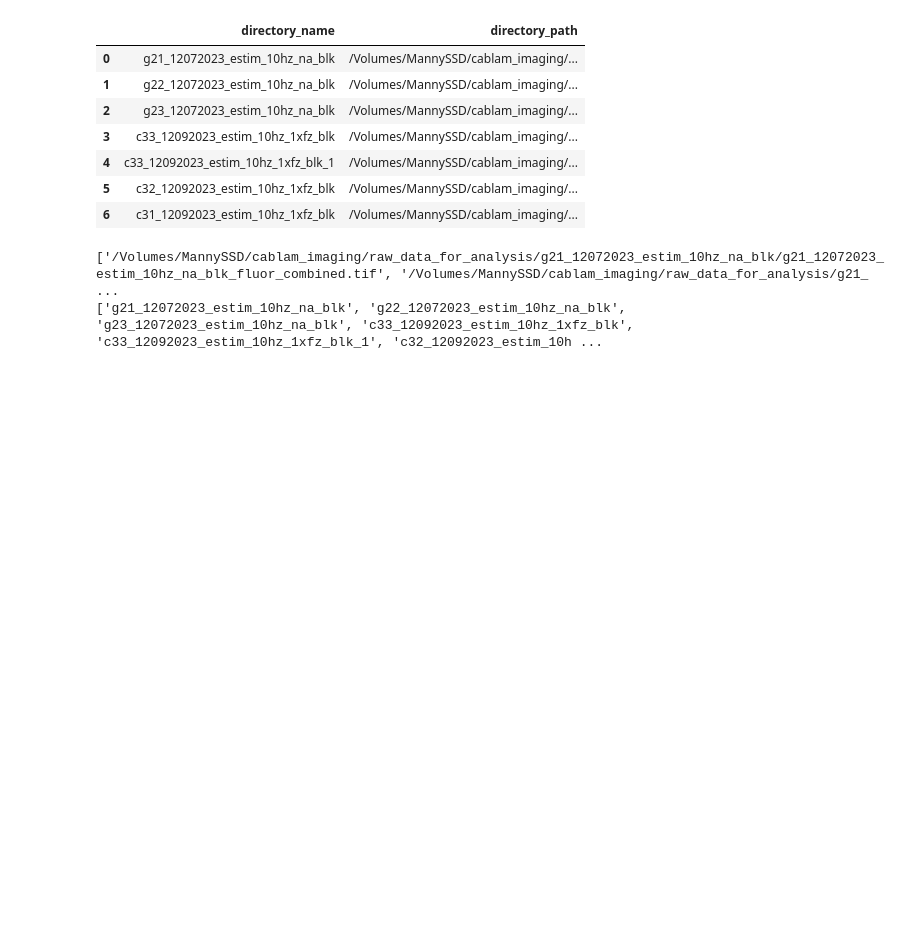
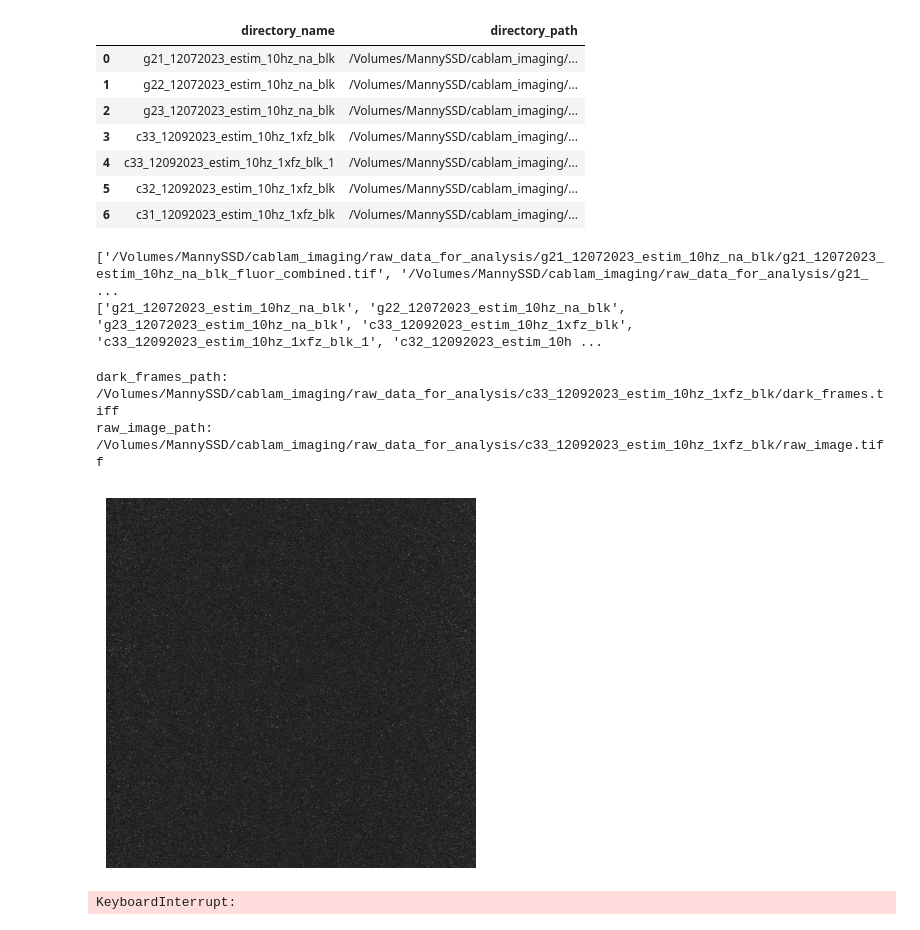
Before and after one commit to ecresp1el/biolumi_calcium_imaging, a Jupyter notebook: notebooks/calcium_imaging_analysis.ipynb, the cells around one changed output. Cells and saved outputs as stored; diff of their text form; code cells hidden in the pictures; blank space fills up the shorter version.

```diff
--- a/notebooks/calcium_imaging_analysis.ipynb
+++ b/notebooks/calcium_imaging_analysis.ipynb
@@ -49,3 +51,64 @@ print(directories) #print the list of directories in the project folder
 # %% [output]
 ['/Volumes/MannySSD/cablam_imaging/raw_data_for_analysis/g21_12072023_estim_10hz_na_blk/g21_12072023_estim_10hz_na_blk_fluor_combined.tif', '/Volumes/MannySSD/cablam_imaging/raw_data_for_analysis/g21_ ...
 ['g21_12072023_estim_10hz_na_blk', 'g22_12072023_estim_10hz_na_blk', 'g23_12072023_estim_10hz_na_blk', 'c33_12092023_estim_10hz_1xfz_blk', 'c33_12092023_estim_10hz_1xfz_blk_1', 'c32_12092023_estim_10h ...
+# %%
+# Assuming analysis is an instance of ImageAnalysis
+first_row = analysis.directory_df.iloc[3]
+directory_path = first_row['directory_path']
+
+# Automatically generate file paths based on the directory path
+dark_frames_path = os.path.join(directory_path, "dark_frames.tiff")
+raw_image_path = os.path.join(directory_path, "raw_image.tiff")
+
+print("dark_frames_path:", dark_frames_path)
+print("raw_image_path:", raw_image_path)
+
+tiff_path = '/Volumes/MannySSD/cablam_imaging/raw_data_for_analysis/c31_12092023_estim_10hz_1xfz_blk/c31_12092023_estim_10hz_1xfz_blk_biolumi_combined.tif'
+
+# Generate the dark image
+dark_image = analysis.generate_dark_image(tiff_path) #generates a dark image from the first 200 frames of the tiff file
+# %% [output]
+dark_frames_path: /Volumes/MannySSD/cablam_imaging/raw_data_for_analysis/c33_12092023_estim_10hz_1xfz_blk/dark_frames.tiff
+raw_image_path: /Volumes/MannySSD/cablam_imaging/raw_data_for_analysis/c33_12092023_estim_10hz_1xfz_blk/raw_image.tiff
+# %%
+import matplotlib.pyplot as plt
+# Display the dark image
+plt.imshow(dark_image, cmap='gray')
+plt.axis('off')
+plt.show()
+# %% [output]
+[figure, added]
+# %%
+import numpy as np
+from PIL import Image
+import cv2
+
+def subtract_dark_image_optimized(raw_tiff_path, dark_image):
+    """
+    Subtracts a 'dark' image from each frame of a multi-frame TIFF file using optimized NumPy operations.
+
+    Parameters:
+    raw_tiff_path (str): Path to the raw multi-frame TIFF file.
+    dark_image (numpy.ndarray): The 'dark' image to be subtracted from each frame.
+
+    Returns:
+    numpy.ndarray: An array of images, each representing a frame from the raw image with the dark image subtracted.
+    """
+    with Image.open(raw_tiff_path) as img:
+        # Pre-allocate memory for all frames (assuming all frames have the same size as the dark image)
+        compensated_images = np.empty((img.n_frames, *dark_image.shape), dtype=dark_image.dtype)
+
+        for i in range(img.n_frames):
+            img.seek(i)
+            # Convert directly to NumPy array
+            frame = np.array(img, dtype=dark_image.dtype)
+            # In-place subtraction
+            np.subtract(frame, dark_image, out=frame)
+            compensated_images[i] = frame
+
+        return compensated_images
+
+# run the function
+compensated_images = subtract_dark_image_optimized(tiff_path, dark_image)
+# %% [output]
+KeyboardInterrupt:
```
Also changed, not shown: parts of 1 cell of this notebook.
